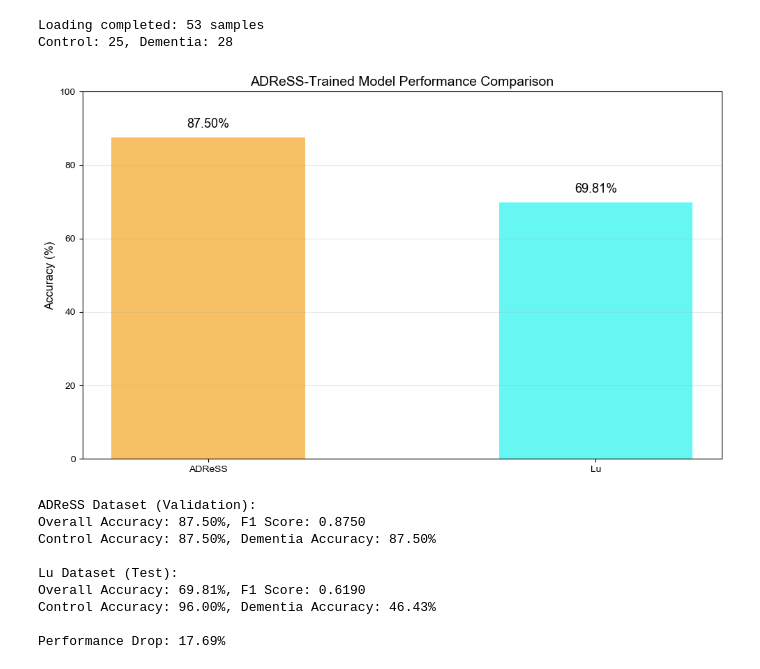
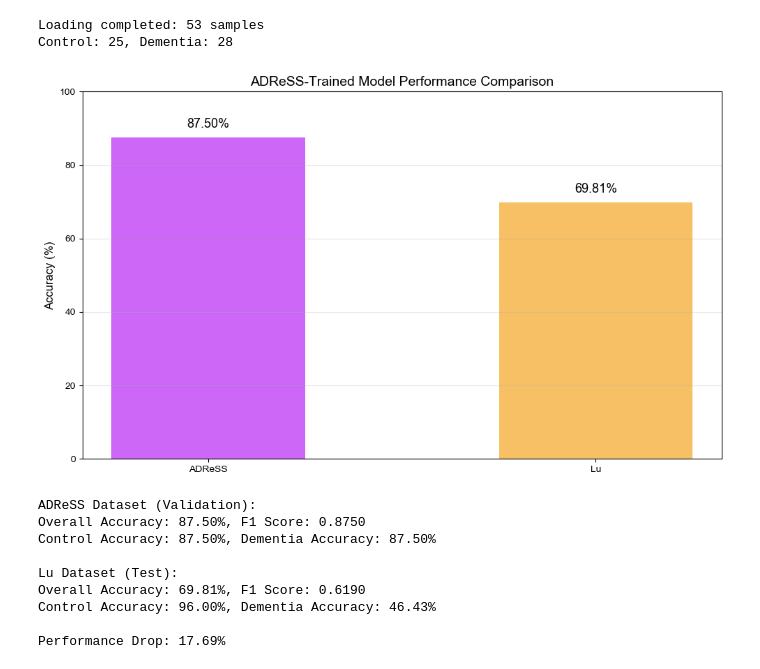
Before and after one commit to Sleepwalker554/Adaptation_is_all_you_need, a Jupyter notebook: ad_detection/train/train_notebook/XLSR/XLSR-train_on_ADReSS.ipynb, the cells around one changed output. Cells and saved outputs as stored; diff of their text form; code cells hidden in the pictures.

Commit message:
Change color

```diff
--- a/ad_detection/train/train_notebook/XLSR/XLSR-train_on_ADReSS.ipynb
+++ b/ad_detection/train/train_notebook/XLSR/XLSR-train_on_ADReSS.ipynb
@@ -495,7 +497,8 @@ dataset_names = [DATASET_NAME, TEST_DATASET]
 accuracies = [BEST_VAL_ACC, lu_accuracy * 100]
 
 # Colors for the bars
-colors = ['#F5A623', '#27F5EE']
+color_map = {'Pitt': '#27F5EE', 'ADReSS': '#B727F5', 'Lu': '#F5A623'}
+colors = [color_map.get(name, '#888888') for name in dataset_names]
 
 # Create bar chart
 fig, ax = plt.subplots(figsize=(10, 6))
@@ -511,34 +514,34 @@ ax.grid(True, alpha=0.3, axis='y')
 # Add value labels on top of bars
 for i, (bar, acc) in enumerate(zip(bars, accuracies)):
     height = bar.get_height()
     ax.text(bar.get_x() + bar.get_width()/2., height + 2,
             f'{acc:.2f}%',
             ha='center', va='bottom',
             fontweight='bold', fontsize=13)
 
 plt.tight_layout()
 plt.show()
 
 # Calculate F1 score for Lu dataset
 from sklearn.metrics import f1_score
 lu_f1 = f1_score(all_labels, all_preds, pos_label=1)
 
 # Get best model metrics
 BEST_CONTROL_ACC = all_results['control_accs'][best_idx] * 100
 BEST_DEMENTIA_ACC = all_results['dementia_accs'][best_idx] * 100
 
 # Print summary
 print(f"{DATASET_NAME} Dataset (Validation):")
 print(f"Overall Accuracy: {BEST_VAL_ACC:.2f}%, F1 Score: {BEST_F1:.4f}")
 print(f"Control Accuracy: {BEST_CONTROL_ACC:.2f}%, Dementia Accuracy: {BEST_DEMENTIA_ACC:.2f}%")
 
 print(f"\n{TEST_DATASET} Dataset (Test):")
 print(f"Overall Accuracy: {lu_accuracy*100:.2f}%, F1 Score: {lu_f1:.4f}")
 print(f"Control Accuracy: {control_acc*100:.2f}%, Dementia Accuracy: {dementia_acc*100:.2f}%")
 
 print(f"\nPerformance Drop: {BEST_VAL_ACC - lu_accuracy*100:.2f}%")
 # %% [output]
-[figure, old version]
+[figure, new version]
 ADReSS Dataset (Validation):
 Overall Accuracy: 87.50%, F1 Score: 0.8750
 Control Accuracy: 87.50%, Dementia Accuracy: 87.50%
```
Also changed, not shown: parts of 3 cells of this notebook, 5 other files.
